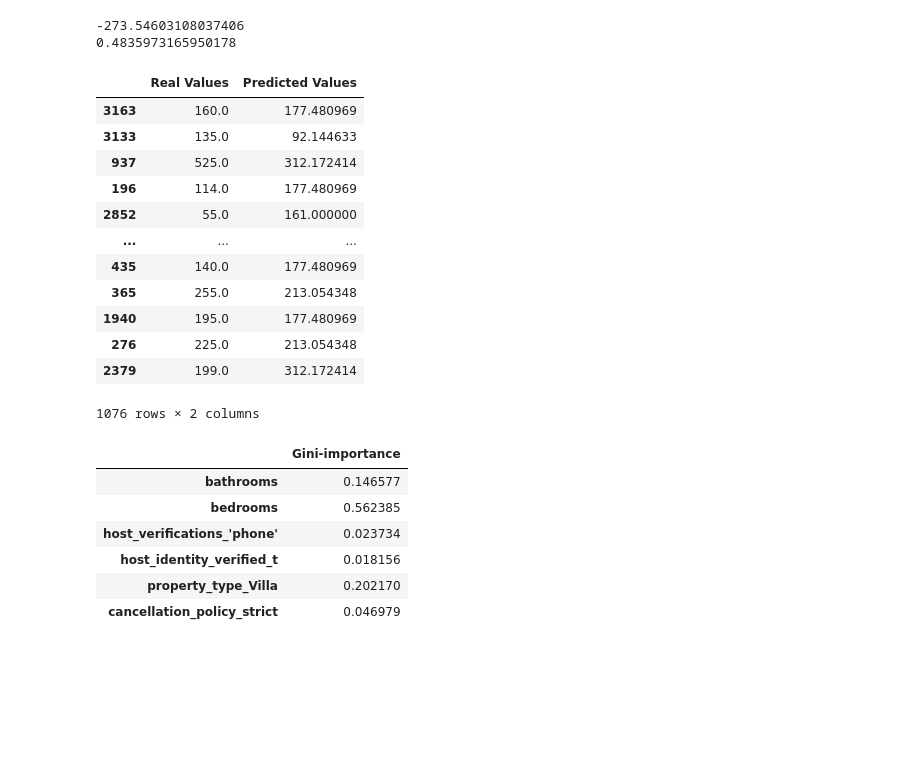
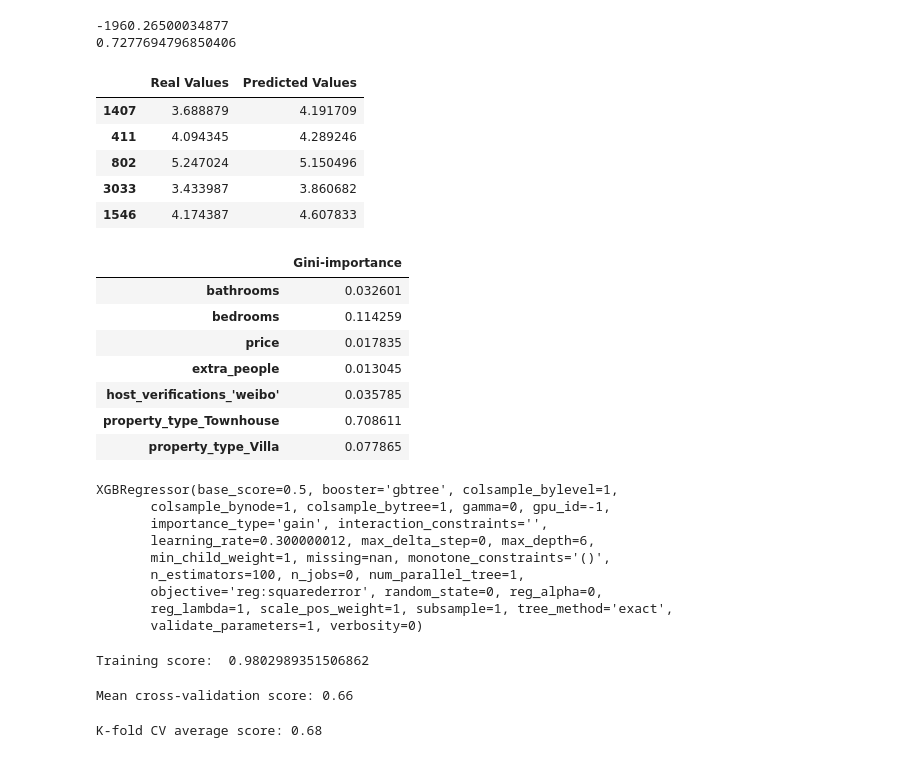
Before and after one commit to sezinsezgin/boston-airbnb, a Jupyter notebook: model-selection.ipynb, the cells around one changed output. Cells and saved outputs as stored; diff of their text form; code cells hidden in the pictures; blank space fills up the shorter version.

Commit message:
Finalised model, seperated the files to 3

```diff
--- a/model-selection.ipynb
+++ b/model-selection.ipynb
@@ -12,6 +16,6 @@ from matplotlib import pyplot
 # %%
 #read data
-df=pd.read_csv('data/listings_cleaned.csv')
+df=pd.read_csv('data/listings_featured.csv')
 # %%
 df.drop(columns=['id','name', 'host_id', 'host_since'],inplace=True)
 df.shape
@@ -22,8 +26,8 @@ for column in df.columns:
     if df[column].isnull().any()==True:
         print(column)
 # %%
-X = df.drop(columns=['price'],axis=1)
-y = df['price']
+X = df.drop(columns=['price_log','price'],axis=1)
+y = df['price_log']
 # %%
 #Split into train and test
 X_train, X_test, y_train, y_test = train_test_split(X, y, test_size = .30, random_state=42)
@@ -37,4 +34,12 @@ y_train_preds = lm_model.predict(X_train)
 # %%
+ #Predict using your mode
+    #Split into train and test
+X_train, X_test, y_train, y_test = train_test_split(X, y, test_size = .30, random_state=42)
+
+lm_model = LinearRegression(normalize=True) # Instantiate
+lm_model.fit(X_train, y_train) #Fit
+y_test_preds = lm_model.predict(X_test)
+y_train_preds = lm_model.predict(X_train)
 #Score using your model
 test_score = r2_score(y_test, y_test_preds)
 train_score = r2_score(y_train, y_train_preds)
@@ -42,8 +47,8 @@ train_score = r2_score(y_train, y_train_preds)
 print(test_score)
 print(train_score)
 # %% [output]
--273.54603108037406
-0.4835973165950178
+-1960.26500034877
+0.7277694796850406
 # %%
 ### decision tree
 # %%
@@ -54,21 +59,14 @@ y_train_preds = tree.predict(X_train)
 # %%
 dfr = pd.DataFrame({'Real Values':y_test, 'Predicted Values':y_test_preds})
 # %%
-dfr
+dfr.head()
 # %% [output]
 |  | Real Values | Predicted Values |
-| 3163 | 160.0 | 177.480969 |
-| 3133 | 135.0 | 92.144633 |
-| 937 | 525.0 | 312.172414 |
-| 196 | 114.0 | 177.480969 |
-| 2852 | 55.0 | 161.000000 |
-| ... | ... | ... |
-| 435 | 140.0 | 177.480969 |
-| 365 | 255.0 | 213.054348 |
-| 1940 | 195.0 | 177.480969 |
-| 276 | 225.0 | 213.054348 |
-| 2379 | 199.0 | 312.172414 |
+| 1407 | 3.688879 | 4.191709 |
+| 411 | 4.094345 | 4.289246 |
+| 802 | 5.247024 | 5.150496 |
+| 3033 | 3.433987 | 3.860682 |
+| 1546 | 4.174387 | 4.607833 |
-1076 rows × 2 columns
 # %%
 # get importance
 importance = tree.feature_importances_
@@ -82,11 +80,12 @@ importances = pd.DataFrame.from_dict(feats, orient='index').rename(columns={0: '
 importances[importances['Gini-importance']!=0]
 # %% [output]
 |  | Gini-importance |
-| bathrooms | 0.146577 |
-| bedrooms | 0.562385 |
-| host_verifications_'phone' | 0.023734 |
-| host_identity_verified_t | 0.018156 |
-| property_type_Villa | 0.202170 |
-| cancellation_policy_strict | 0.046979 |
+| bathrooms | 0.032601 |
+| bedrooms | 0.114259 |
+| price | 0.017835 |
+| extra_people | 0.013045 |
+| host_verifications_'weibo' | 0.035785 |
+| property_type_Townhouse | 0.708611 |
+| property_type_Villa | 0.077865 |
 # %%
 ### XG_Boost
@@ -92,0 +94,28 @@ importances[importances['Gini-importance']!=0]
+# %%
+xgbr.fit(X_train,y_train)
+# %% [output]
+XGBRegressor(base_score=0.5, booster='gbtree', colsample_bylevel=1,
+       colsample_bynode=1, colsample_bytree=1, gamma=0, gpu_id=-1,
+       importance_type='gain', interaction_constraints='',
+       learning_rate=0.300000012, max_delta_step=0, max_depth=6,
+       min_child_weight=1, missing=nan, monotone_constraints='()',
+       n_estimators=100, n_jobs=0, num_parallel_tree=1,
+       objective='reg:squarederror', random_state=0, reg_alpha=0,
+       reg_lambda=1, scale_pos_weight=1, subsample=1, tree_method='exact',
+       validate_parameters=1, verbosity=0)
+# %%
+score = xgbr.score(X_train, y_train)
+print("Training score: ", score)
+# %% [output]
+Training score:  0.9802989351506862
+# %%
+scores = cross_val_score(xgbr, X_train, y_train,cv=5)
+print("Mean cross-validation score: %.2f" % scores.mean())
+# %% [output]
+Mean cross-validation score: 0.66
+# %%
+kfold = KFold(n_splits=5, shuffle=True)
+kf_cv_scores = cross_val_score(xgbr, X_train, y_train, cv=kfold )
+print("K-fold CV average score: %.2f" % kf_cv_scores.mean())
+# %% [output]
+K-fold CV average score: 0.68
```
Also changed, not shown: parts of 10 cells of this notebook, 5 other files.
